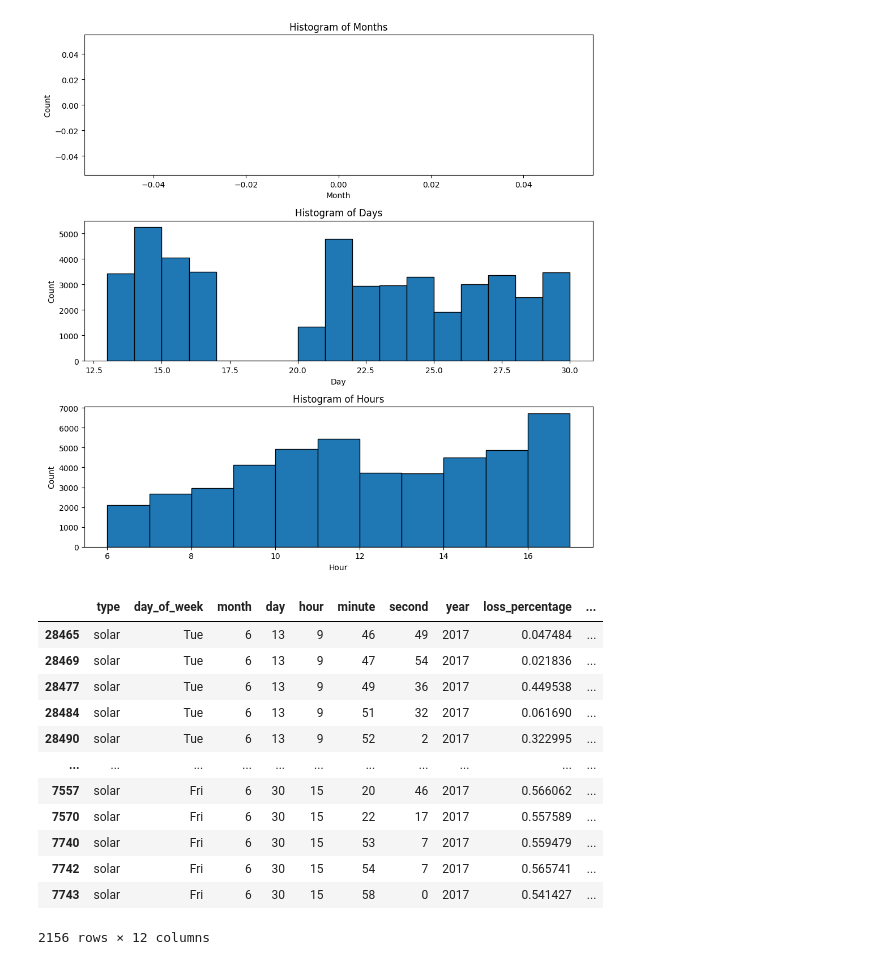
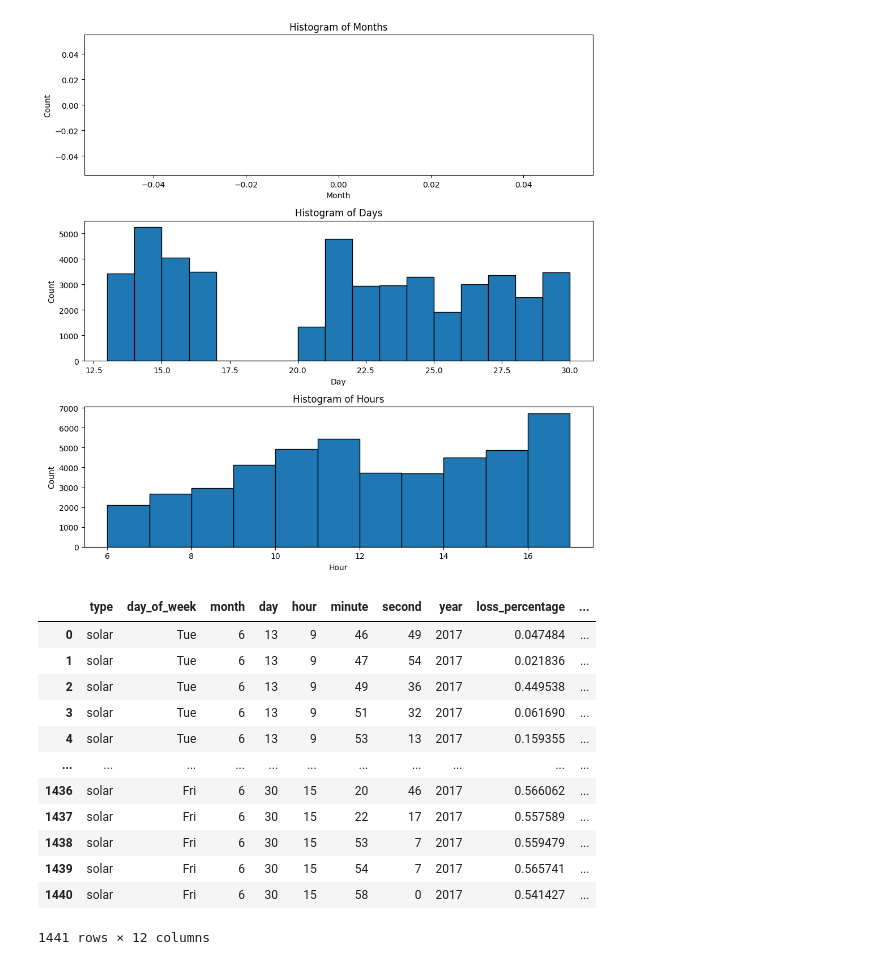
Before and after one commit to tomasrodriguesf1/CV-Project, a Jupyter notebook: EDA.ipynb, the cells around one changed output. Drawn from its saved outputs; the diff is of its cells as text; code cells hidden in the pictures.

```diff
--- a/EDA.ipynb
+++ b/EDA.ipynb
@@ -254,16 +235,36 @@ filtered_cloned_df = filtered_cloned_df.drop(['timestamp', 'time_diff'], axis=1)
-# %%
-filtered_cloned_df
-# %% [output]
-|  | type | day_of_week | month | day | hour | minute | second | year | loss_percentage | ... |
-| 28465 | solar | Tue | 6 | 13 | 9 | 46 | 49 | 2017 | 0.047484 | ... |
-| 28469 | solar | Tue | 6 | 13 | 9 | 47 | 54 | 2017 | 0.021836 | ... |
-| 28477 | solar | Tue | 6 | 13 | 9 | 49 | 36 | 2017 | 0.449538 | ... |
-| 28484 | solar | Tue | 6 | 13 | 9 | 51 | 32 | 2017 | 0.061690 | ... |
-| 28490 | solar | Tue | 6 | 13 | 9 | 52 | 2 | 2017 | 0.322995 | ... |
-| ... | ... | ... | ... | ... | ... | ... | ... | ... | ... | ... |
-| 7557 | solar | Fri | 6 | 30 | 15 | 20 | 46 | 2017 | 0.566062 | ... |
-| 7570 | solar | Fri | 6 | 30 | 15 | 22 | 17 | 2017 | 0.557589 | ... |
-| 7740 | solar | Fri | 6 | 30 | 15 | 53 | 7 | 2017 | 0.559479 | ... |
-| 7742 | solar | Fri | 6 | 30 | 15 | 54 | 7 | 2017 | 0.565741 | ... |
-| 7743 | solar | Fri | 6 | 30 | 15 | 58 | 0 | 2017 | 0.541427 | ... |
-2156 rows × 12 columns
+# %%
+df_copy = df.copy()
+
+# Create a datetime column in the copy
+df_copy['datetime'] = pd.to_datetime(df_copy[['year', 'month', 'day', 'hour', 'minute', 'second']])
+
+# Ensure the copy is ordered in ascending order based on datetime
+df_copy = df_copy.sort_values(by='datetime')
+
+# Calculate the time difference between consecutive rows
+df_copy['time_diff'] = df_copy['datetime'].diff()
+
+# Filter rows based on the 30-second range condition
+filtered_df = df_copy[(df_copy['time_diff'] > pd.Timedelta(seconds=30)) | df_copy['time_diff'].isna()]
+
+# Drop unnecessary columns
+filtered_df = filtered_df.drop(['datetime', 'time_diff'], axis=1)
+
+# Reset index if needed
+filtered_df = filtered_df.reset_index(drop=True)
+
+filtered_df
+# %% [output]
+|  | type | day_of_week | month | day | hour | minute | second | year | loss_percentage | ... |
+| 0 | solar | Tue | 6 | 13 | 9 | 46 | 49 | 2017 | 0.047484 | ... |
+| 1 | solar | Tue | 6 | 13 | 9 | 47 | 54 | 2017 | 0.021836 | ... |
+| 2 | solar | Tue | 6 | 13 | 9 | 49 | 36 | 2017 | 0.449538 | ... |
+| 3 | solar | Tue | 6 | 13 | 9 | 51 | 32 | 2017 | 0.061690 | ... |
+| 4 | solar | Tue | 6 | 13 | 9 | 53 | 13 | 2017 | 0.159355 | ... |
+| ... | ... | ... | ... | ... | ... | ... | ... | ... | ... | ... |
+| 1436 | solar | Fri | 6 | 30 | 15 | 20 | 46 | 2017 | 0.566062 | ... |
+| 1437 | solar | Fri | 6 | 30 | 15 | 22 | 17 | 2017 | 0.557589 | ... |
+| 1438 | solar | Fri | 6 | 30 | 15 | 53 | 7 | 2017 | 0.559479 | ... |
+| 1439 | solar | Fri | 6 | 30 | 15 | 54 | 7 | 2017 | 0.565741 | ... |
+| 1440 | solar | Fri | 6 | 30 | 15 | 58 | 0 | 2017 | 0.541427 | ... |
+1441 rows × 12 columns
```
Also changed, not shown: parts of 2 cells of this notebook.
